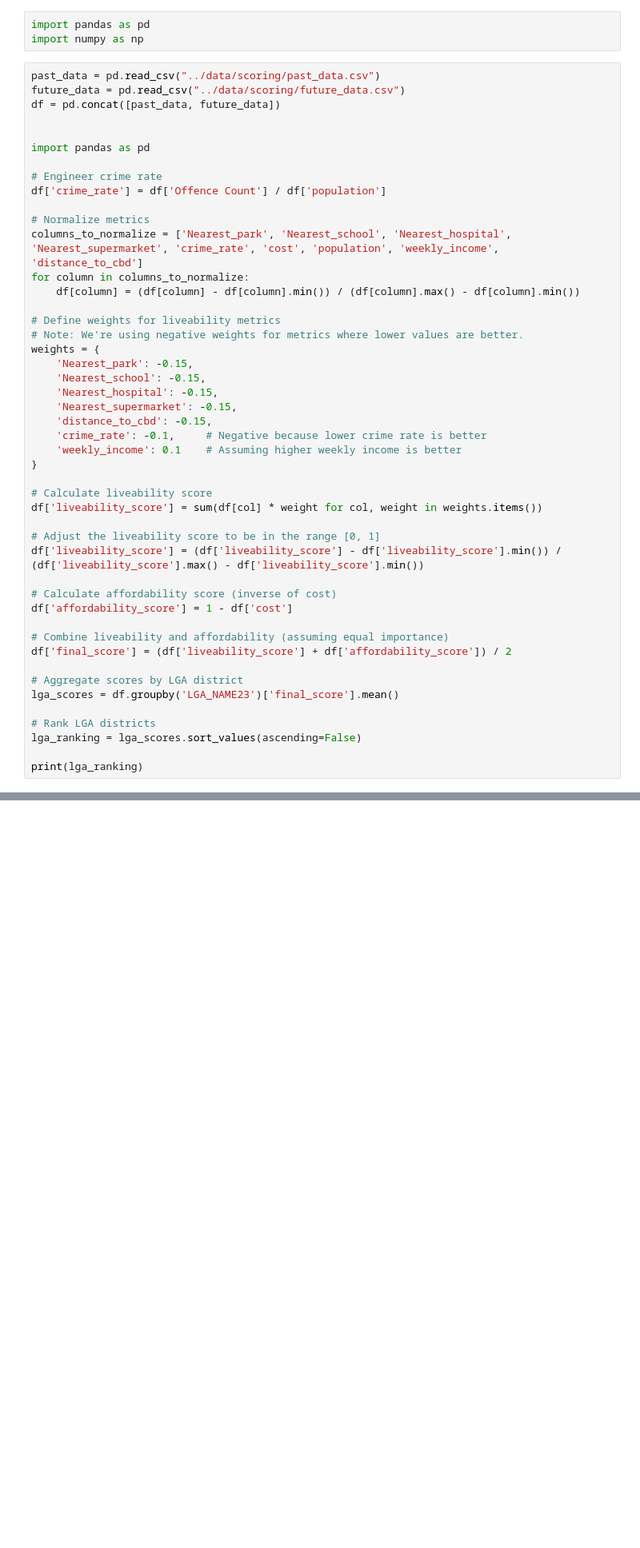
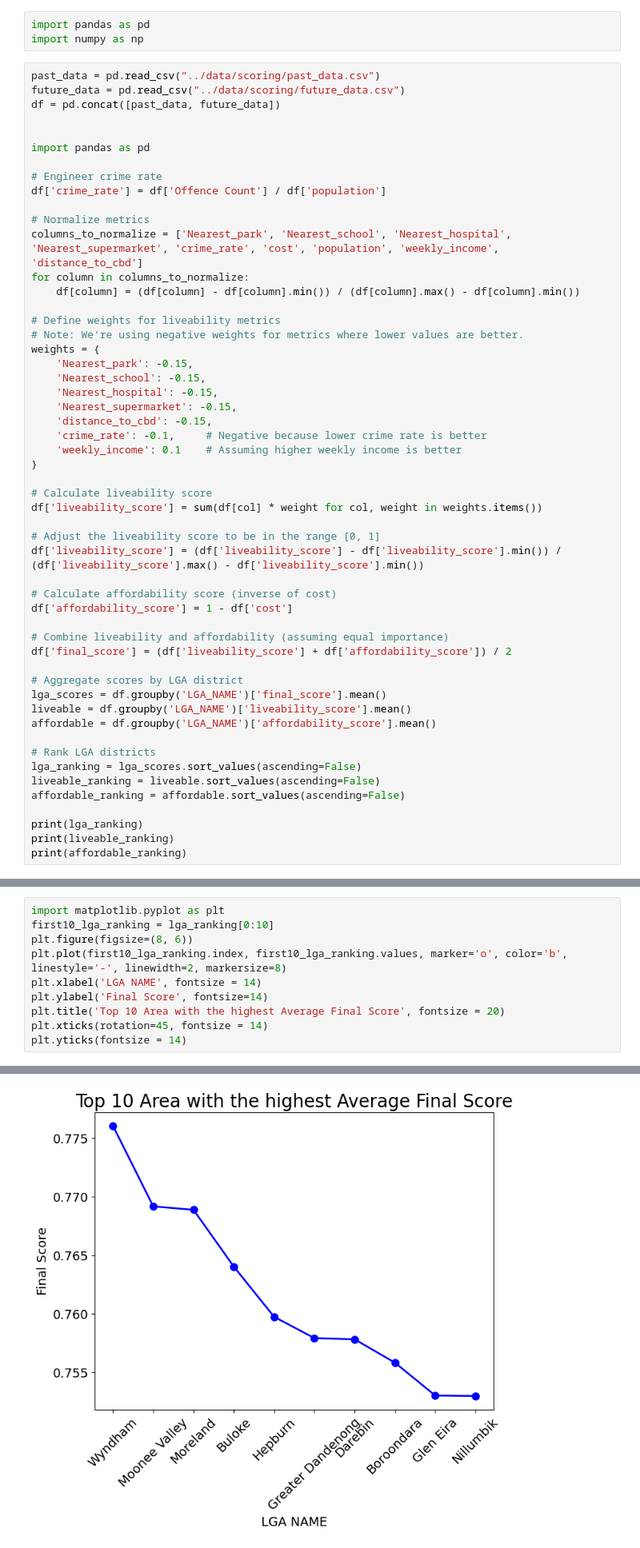
Before and after one commit to HenrikHao/real-estate-industry-project, a Jupyter notebook: notebooks/scoring.ipynb, the cells around one changed output, grey strips where cells are left out. Shown at 80% size. Drawn from its saved outputs; the diff is of its cells as text; blank space fills up the shorter version.

```diff
--- a/notebooks/scoring.ipynb
+++ b/notebooks/scoring.ipynb
@@ -42,10 +42,16 @@ df['affordability_score'] = 1 - df['cost']
 df['final_score'] = (df['liveability_score'] + df['affordability_score']) / 2
 
 # Aggregate scores by LGA district
-lga_scores = df.groupby('LGA_NAME23')['final_score'].mean()
+lga_scores = df.groupby('LGA_NAME')['final_score'].mean()
+liveable = df.groupby('LGA_NAME')['liveability_score'].mean()
+affordable = df.groupby('LGA_NAME')['affordability_score'].mean()
 
 # Rank LGA districts
 lga_ranking = lga_scores.sort_values(ascending=False)
+liveable_ranking = liveable.sort_values(ascending=False)
+affordable_ranking = affordable.sort_values(ascending=False)
 
 print(lga_ranking)
+print(liveable_ranking)
+print(affordable_ranking)
 # %% [output]
@@ -79,0 +300,11 @@ df.loc[df['LGA_NAME23'] == 'Merri-bek']
+# %%
+import matplotlib.pyplot as plt
+first10_lga_ranking = lga_ranking[0:10]
+plt.figure(figsize=(8, 6))
+plt.plot(first10_lga_ranking.index, first10_lga_ranking.values, marker='o', color='b', linestyle='-', linewidth=2, markersize=8)
+plt.xlabel('LGA NAME', fontsize = 14)
+plt.ylabel('Final Score', fontsize=14)
+plt.title('Top 10 Area with the highest Average Final Score', fontsize = 20)
+plt.xticks(rotation=45, fontsize = 14)
+plt.yticks(fontsize = 14)
+# %% [output]
@@ -79,0 +319 @@ df.loc[df['LGA_NAME23'] == 'Merri-bek']
+[figure, added]
```
Also changed, not shown: parts of 31 cells of this notebook, 2 other files.
